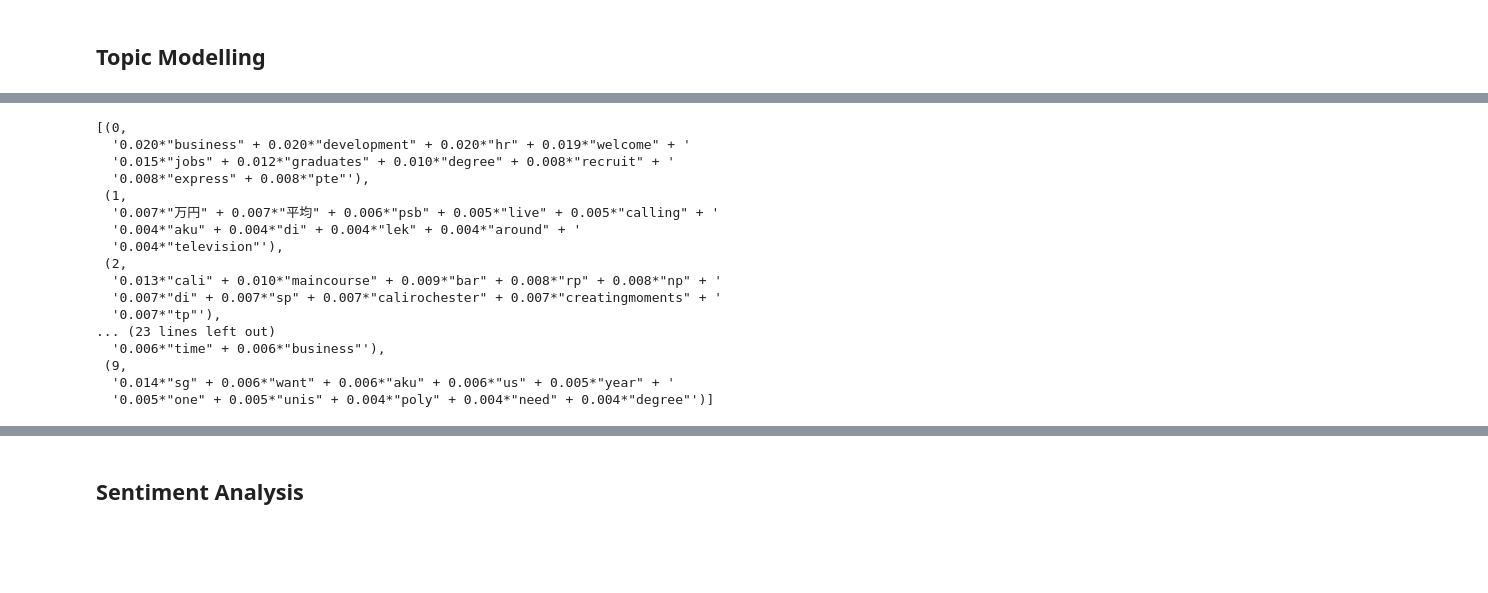
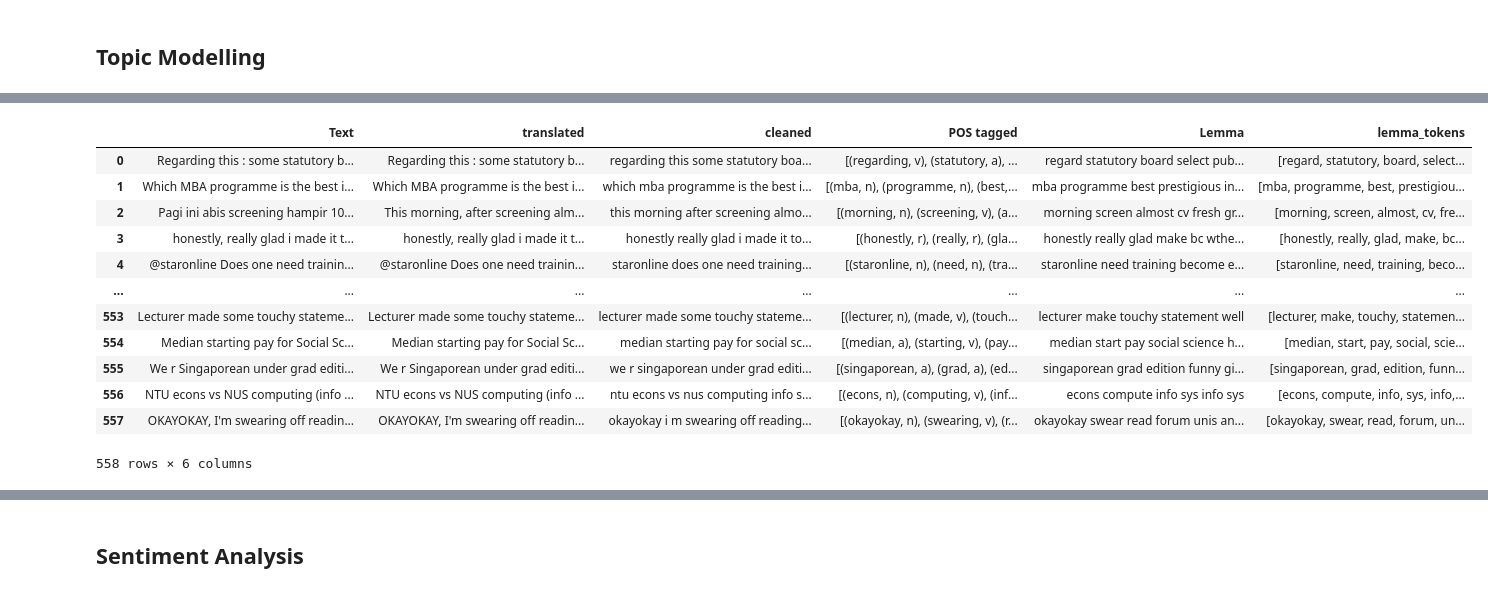
Before and after one commit to ashleyykq/is434-g2-t7, a Jupyter notebook: twitter/Tweets Analysis.ipynb, the cells around one changed output, grey strips where cells are left out. Drawn from its saved outputs; the diff is of its cells as text; code cells hidden in the pictures; blank space fills up the shorter version.

```diff
--- a/twitter/Tweets Analysis.ipynb
+++ b/twitter/Tweets Analysis.ipynb
@@ -83,0 +70,3 @@ ConnectionError: ('Connection aborted.', RemoteDisconnected('Remote end closed c
+# %%
+train_text['translated'] = translated_text
+train_text
@@ -202,29 +285,22 @@ corpus = [id2word.doc2bow(text) for text in texts]
-# %%
-from pprint import pprint
-# number of topics
-num_topics = 10
-# Build LDA model
-lda_model = gensim.models.LdaMulticore(corpus=corpus,
-                                       id2word=id2word,
-                                       num_topics=num_topics)
-# Print the Keyword in the 10 topics
-pprint(lda_model.print_topics())
-doc_lda = lda_model[corpus]
-# %% [output]
-[(0,
-  '0.020*"business" + 0.020*"development" + 0.020*"hr" + 0.019*"welcome" + '
-  '0.015*"jobs" + 0.012*"graduates" + 0.010*"degree" + 0.008*"recruit" + '
-  '0.008*"express" + 0.008*"pte"'),
- (1,
-  '0.007*"万円" + 0.007*"平均" + 0.006*"psb" + 0.005*"live" + 0.005*"calling" + '
-  '0.004*"aku" + 0.004*"di" + 0.004*"lek" + 0.004*"around" + '
-  '0.004*"television"'),
- (2,
-  '0.013*"cali" + 0.010*"maincourse" + 0.009*"bar" + 0.008*"rp" + 0.008*"np" + '
-  '0.007*"di" + 0.007*"sp" + 0.007*"calirochester" + 0.007*"creatingmoments" + '
-  '0.007*"tp"'),
-... (23 lines left out)
-  '0.006*"time" + 0.006*"business"'),
- (9,
-  '0.014*"sg" + 0.006*"want" + 0.006*"aku" + 0.006*"us" + 0.005*"year" + '
-  '0.005*"one" + 0.005*"unis" + 0.004*"poly" + 0.004*"need" + 0.004*"degree"')]
+# %%
+#convert lemma to tokens
+
+def tokenize(text):
+    new_text = word_tokenize(text)
+    return new_text
+train_text['lemma_tokens'] = train_text['Lemma'].apply(tokenize)
+train_text
+# %% [output]
+|  | Text | translated | cleaned | POS tagged | Lemma | lemma_tokens |
+| 0 | Regarding this : some statutory b... | Regarding this : some statutory b... | regarding this some statutory boa... | [(regarding, v), (statutory, a), ... | regard statutory board select pub... | [regard, statutory, board, select... |
+| 1 | Which MBA programme is the best i... | Which MBA programme is the best i... | which mba programme is the best i... | [(mba, n), (programme, n), (best,... | mba programme best prestigious in... | [mba, programme, best, prestigiou... |
+| 2 | Pagi ini abis screening hampir 10... | This morning, after screening alm... | this morning after screening almo... | [(morning, n), (screening, v), (a... | morning screen almost cv fresh gr... | [morning, screen, almost, cv, fre... |
+| 3 | honestly, really glad i made it t... | honestly, really glad i made it t... | honestly really glad i made it to... | [(honestly, r), (really, r), (gla... | honestly really glad make bc wthe... | [honestly, really, glad, make, bc... |
+| 4 | @staronline Does one need trainin... | @staronline Does one need trainin... | staronline does one need training... | [(staronline, n), (need, n), (tra... | staronline need training become e... | [staronline, need, training, beco... |
+| ... | ... | ... | ... | ... | ... | ... |
+| 553 | Lecturer made some touchy stateme... | Lecturer made some touchy stateme... | lecturer made some touchy stateme... | [(lecturer, n), (made, v), (touch... | lecturer make touchy statement well | [lecturer, make, touchy, statemen... |
+| 554 | Median starting pay for Social Sc... | Median starting pay for Social Sc... | median starting pay for social sc... | [(median, a), (starting, v), (pay... | median start pay social science h... | [median, start, pay, social, scie... |
+| 555 | We r Singaporean under grad editi... | We r Singaporean under grad editi... | we r singaporean under grad editi... | [(singaporean, a), (grad, a), (ed... | singaporean grad edition funny gi... | [singaporean, grad, edition, funn... |
+| 556 | NTU econs vs NUS computing (info ... | NTU econs vs NUS computing (info ... | ntu econs vs nus computing info s... | [(econs, n), (computing, v), (inf... | econs compute info sys info sys | [econs, compute, info, sys, info,... |
+| 557 | OKAYOKAY, I'm swearing off readin... | OKAYOKAY, I'm swearing off readin... | okayokay i m swearing off reading... | [(okayokay, n), (swearing, v), (r... | okayokay swear read forum unis an... | [okayokay, swear, read, forum, un... |
+558 rows × 6 columns
```
Also changed, not shown: parts of 36 cells of this notebook, 4 other files.
